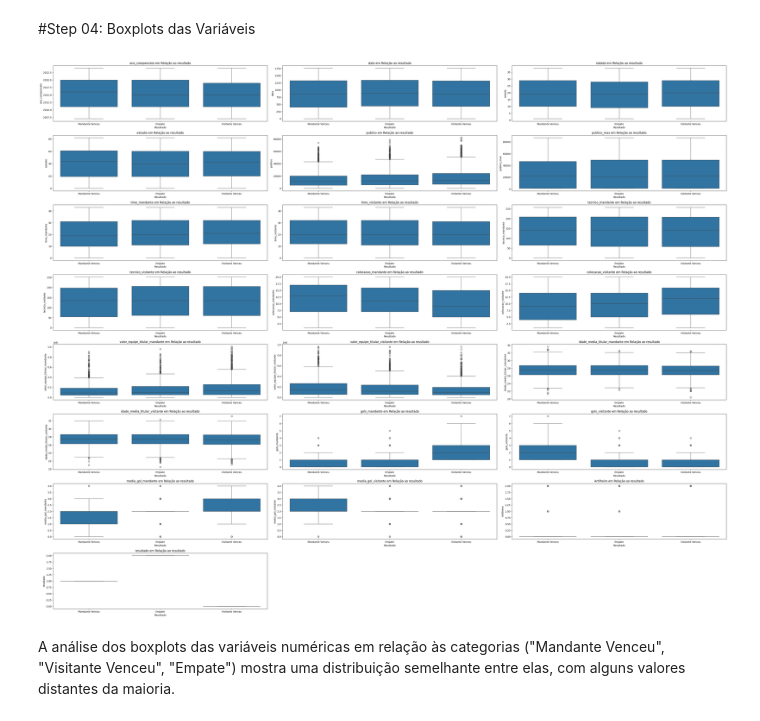
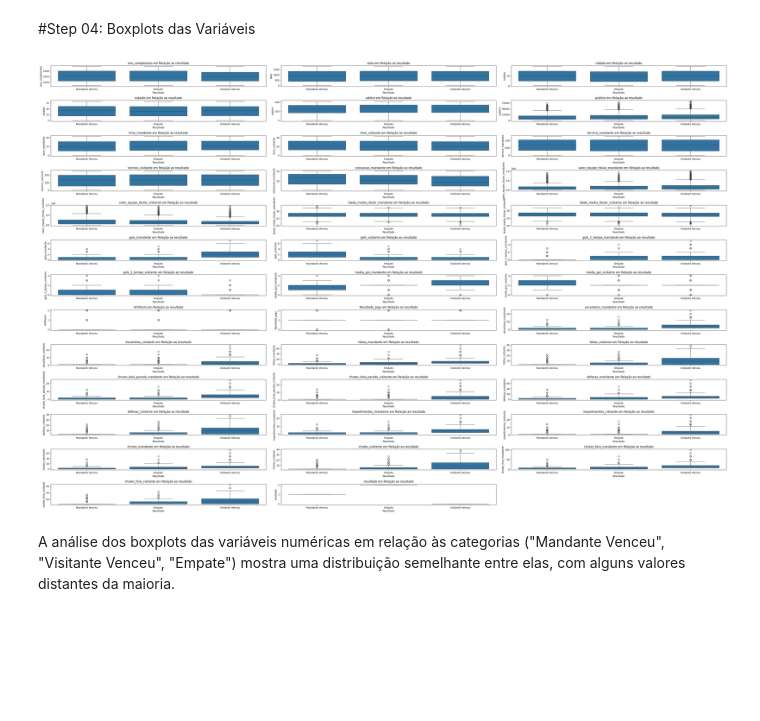
Before and after one commit to RodrigoMarenda/Sports_Predictions, a Jupyter notebook: notebooks/Sports_Predctions.ipynb, the cells around one changed output. Cells and saved outputs as stored; diff of their text form; code cells hidden in the pictures; blank space fills up the shorter version.

```diff
--- a/notebooks/Sports_Predctions.ipynb
+++ b/notebooks/Sports_Predctions.ipynb
@@ -187,7 +187,7 @@ Nessa etapa estamos realizando a carga dos dados, que estão armazendos em um ar
 # Informa a URL de importação do dataset                 #
 #--------------------------------------------------------#
 
-url = "https://raw.githubusercontent.com/RodrigoMarenda/Sports_Predictions/refs/heads/main/data/Dados_Brasileirao_org.csv"
+url = "https://raw.githubusercontent.com/RodrigoMarenda/Sports_Predictions/refs/heads/main/data/Dados_Brasileirao_org_dez.csv"
 
 # Lê o arquivo
 df = pd.read_csv(url, delimiter=';')
@@ -444,0 +366,41 @@ dtype: int64
+# %%
+
+
+# Tratativa para Valores ausentes
+# Loop para verificar e substituir valores nulos em cada coluna
+for index, row in df_selecionado.iterrows():
+
+    #publico                           1711
+    if pd.isnull(row['publico']):  # Verificando se o valor da coluna 'publico' é nulo
+        df_selecionado.at[index, 'publico'] = 0  # Substituindo por valor publico minimo
+
+
+    #valor_equipe_titular_mandante     2098
+    if pd.isnull(row['valor_equipe_titular_mandante']):  # Verificando se o valor da coluna 'valor_equipe_titular_mandante' é nulo
+        df_selecionado.at[index, 'valor_equipe_titular_mandante']  = 50000  # Substituindo por valor minimo
+
+    #valor_equipe_titular_visitante     2098
+    if pd.isnull(row['valor_equipe_titular_visitante']):  # Verificando se o valor da coluna 'valor_equipe_titular_visitante' é nulo
+        df_selecionado.at[index, 'valor_equipe_titular_visitante']  = 50000  # Substituindo por valor  minimo
+
+    #idade_media_titular_mandante     2100
+    if pd.isnull(row['idade_media_titular_mandante']):  # Verificando se o valor da coluna 'idade_media_titular_mandante' é nulo
+        df_selecionado.at[index, 'idade_media_titular_mandante']  = 30  # Substituindo por valor medio
+
+    #idade_media_titular_visitante     2100
+    if pd.isnull(row['idade_media_titular_visitante']):  # Verificando se o valor da coluna 'idade_media_titular_visitante' é nulo
+        df_selecionado.at[index, 'idade_media_titular_visitante']  = 30  # Substituindo por valor medio
+
+    #gols_mandante                     3
+    if pd.isnull(row['gols_mandante']):  # Verificando se o valor da coluna 'gols_mandante' é nulo
+        df_selecionado.at[index, 'gols_mandante']  = 0  # Substituindo por valor zero
+
+    #gols_visitante                    3
+    if pd.isnull(row['gols_visitante']):  # Verificando se o valor da coluna 'gols_visitante' é nulo
+        df_selecionado.at[index, 'gols_visitante']  = 0  # Substituindo por valor zero
+
+
+df_selecionado.head()
+
+# Verificando se existem valores ausentes no dataset
+print(df_selecionado.isnull().sum())
@@ -560,28 +540,28 @@ Mais gols dos visitantes parecem impactar negativamente o "resultado", o que pod
 # %%
 # Definindo as classes para mapeamento do resultado
 class_names = {1: "Mandante Venceu", 0: "Visitante Venceu", 2: "Empate"}
 df_selecionado["Resultado_Label"] = df_selecionado["resultado"].map(class_names)
 
 # Selecionando apenas as variáveis numéricas para o gráfico
 numeric_vars = df_selecionado.select_dtypes(include=[np.number]).columns
 
 
 # Definindo o tamanho da figura para exibir todos os gráficos
 plt.figure(figsize=(40, 40))
 
 # Loop para criar um boxplot para cada variável numérica em relação ao "Resultado"
 for i, var in enumerate(numeric_vars, 1):
-    plt.subplot(10, 3, i)
+    plt.subplot(20, 3, i)
     sns.boxplot(x="Resultado_Label", y=var, data=df_selecionado)
     plt.title(f'{var} em Relação ao resultado')
     plt.xlabel('Resultado')
     plt.ylabel(var)
 
 # Ajuste de layout para evitar sobreposição
 plt.tight_layout()
 plt.show()
 # %% [output]
-[figure, old version]
+[figure, new version]
 # %% [markdown]
 A análise dos boxplots das variáveis numéricas em relação às categorias ("Mandante Venceu", "Visitante Venceu", "Empate") mostra uma distribuição semelhante entre elas, com alguns valores distantes da maioria.
 # %% [markdown]
```
Also changed, not shown: parts of 11 cells of this notebook.
